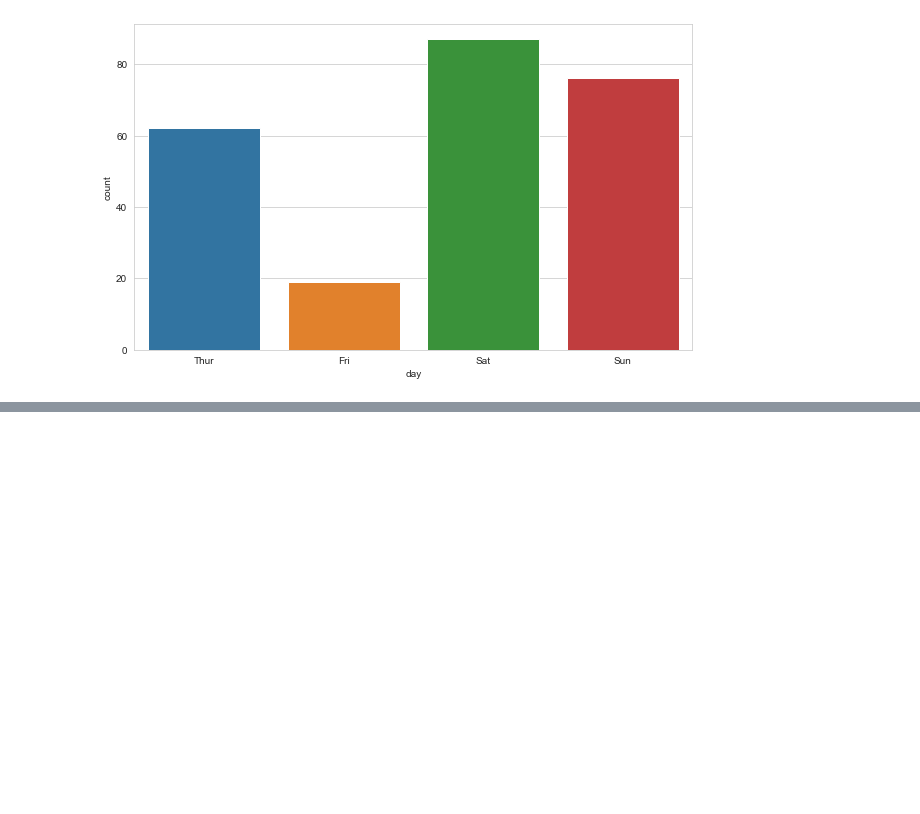
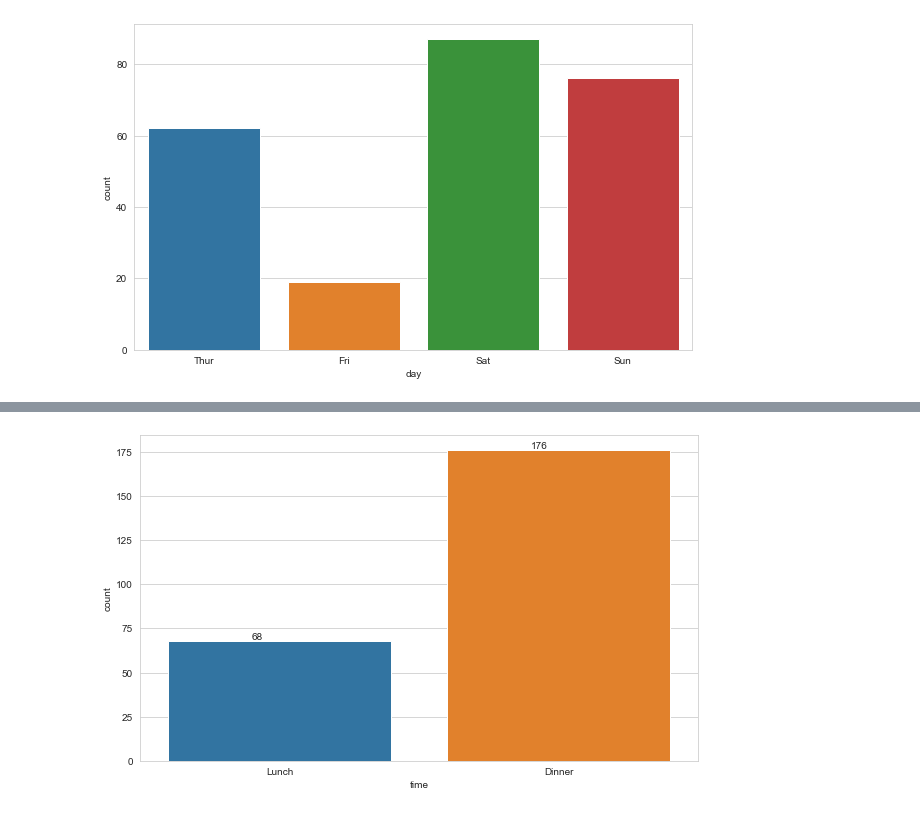
Before and after one commit to Yusuf5001/DVwPy, a Jupyter notebook: Seaborn 4.ipynb, the cells around one changed output, grey strips where cells are left out. Drawn from its saved outputs; the diff is of its cells as text; code cells hidden in the pictures; blank space fills up the shorter version.

```diff
--- a/Seaborn 4.ipynb
+++ b/Seaborn 4.ipynb
@@ -206,0 +210,12 @@ for p in ax.patches:
+# %%
+fig, ax = plt.subplots()
+
+ax = sns.countplot(x="time", data=tips)
+
+for p in ax.patches:
+    ax.annotate(p.get_height(), (p.get_x()+0.3, p.get_height()+1))
+
+
+plt.show()
+# %% [output]
+[figure, added]
```
Also changed, not shown: parts of 20 cells of this notebook.
